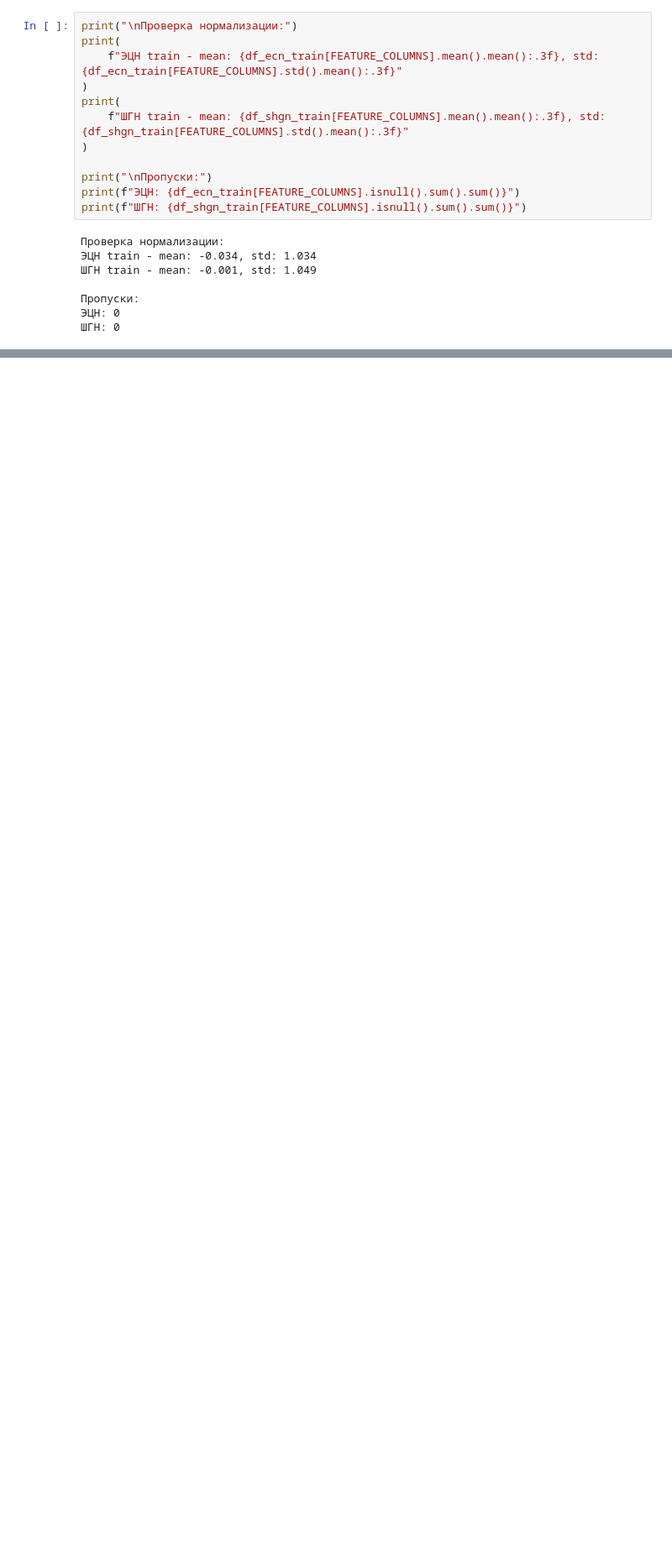
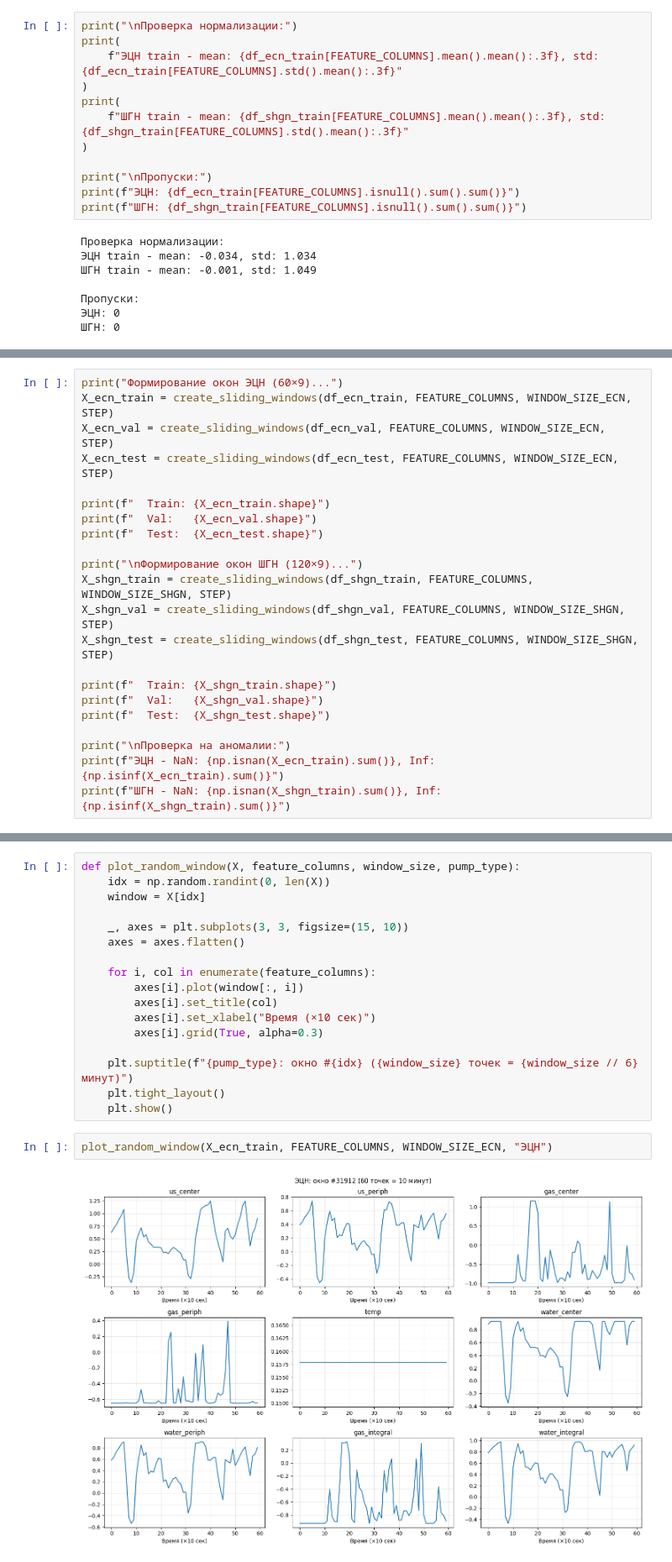
Before and after one commit to AlibekovAA/well_typification_latent, a Jupyter notebook: training/training.ipynb, the cells around one changed output, grey strips where cells are left out. Shown at 84% size. Drawn from its saved outputs; the diff is of its cells as text; blank space fills up the shorter version.

Commit message:
training encoder done

```diff
--- a/training/training.ipynb
+++ b/training/training.ipynb
@@ -101,0 +133,22 @@ print(f"ШГН: {df_shgn_train[FEATURE_COLUMNS].isnull().sum().sum()}")
+# %%
+print("Формирование окон ЭЦН (60×9)...")
+X_ecn_train = create_sliding_windows(df_ecn_train, FEATURE_COLUMNS, WINDOW_SIZE_ECN, STEP)
+X_ecn_val = create_sliding_windows(df_ecn_val, FEATURE_COLUMNS, WINDOW_SIZE_ECN, STEP)
+X_ecn_test = create_sliding_windows(df_ecn_test, FEATURE_COLUMNS, WINDOW_SIZE_ECN, STEP)
+
+print(f"  Train: {X_ecn_train.shape}")
+print(f"  Val:   {X_ecn_val.shape}")
+print(f"  Test:  {X_ecn_test.shape}")
+
+print("\nФормирование окон ШГН (120×9)...")
+X_shgn_train = create_sliding_windows(df_shgn_train, FEATURE_COLUMNS, WINDOW_SIZE_SHGN, STEP)
+X_shgn_val = create_sliding_windows(df_shgn_val, FEATURE_COLUMNS, WINDOW_SIZE_SHGN, STEP)
+X_shgn_test = create_sliding_windows(df_shgn_test, FEATURE_COLUMNS, WINDOW_SIZE_SHGN, STEP)
+
+print(f"  Train: {X_shgn_train.shape}")
+print(f"  Val:   {X_shgn_val.shape}")
+print(f"  Test:  {X_shgn_test.shape}")
+
+print("\nПроверка на аномалии:")
+print(f"ЭЦН - NaN: {np.isnan(X_ecn_train).sum()}, Inf: {np.isinf(X_ecn_train).sum()}")
+print(f"ШГН - NaN: {np.isnan(X_shgn_train).sum()}, Inf: {np.isinf(X_shgn_train).sum()}")
@@ -101,0 +169,21 @@ print(f"ШГН: {df_shgn_train[FEATURE_COLUMNS].isnull().sum().sum()}")
+# %%
+def plot_random_window(X, feature_columns, window_size, pump_type):
+    idx = np.random.randint(0, len(X))
+    window = X[idx]
+
+    _, axes = plt.subplots(3, 3, figsize=(15, 10))
+    axes = axes.flatten()
+
+    for i, col in enumerate(feature_columns):
+        axes[i].plot(window[:, i])
+        axes[i].set_title(col)
+        axes[i].set_xlabel("Время (×10 сек)")
+        axes[i].grid(True, alpha=0.3)
+
+    plt.suptitle(f"{pump_type}: окно #{idx} ({window_size} точек = {window_size // 6} минут)")
+    plt.tight_layout()
+    plt.show()
+# %%
+plot_random_window(X_ecn_train, FEATURE_COLUMNS, WINDOW_SIZE_ECN, "ЭЦН")
+# %% [output]
+[figure, added]
```
Also changed, not shown: parts of 31 cells of this notebook, 7 other files.
